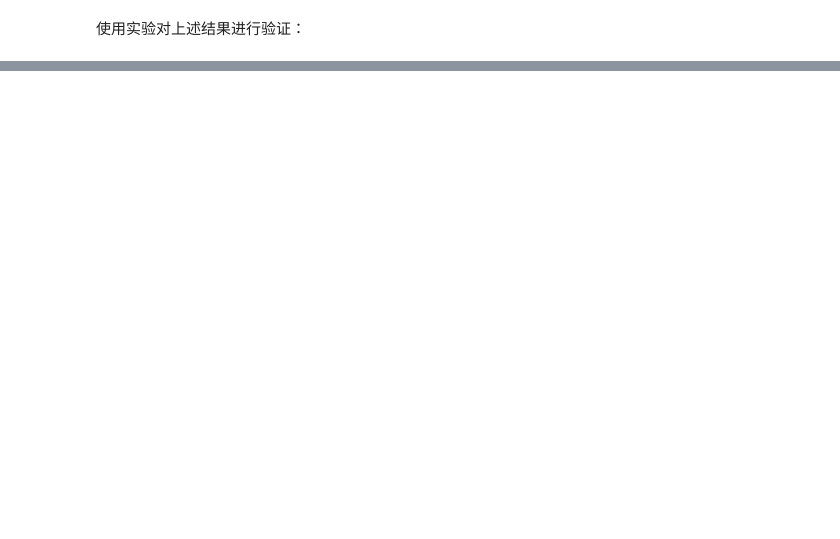
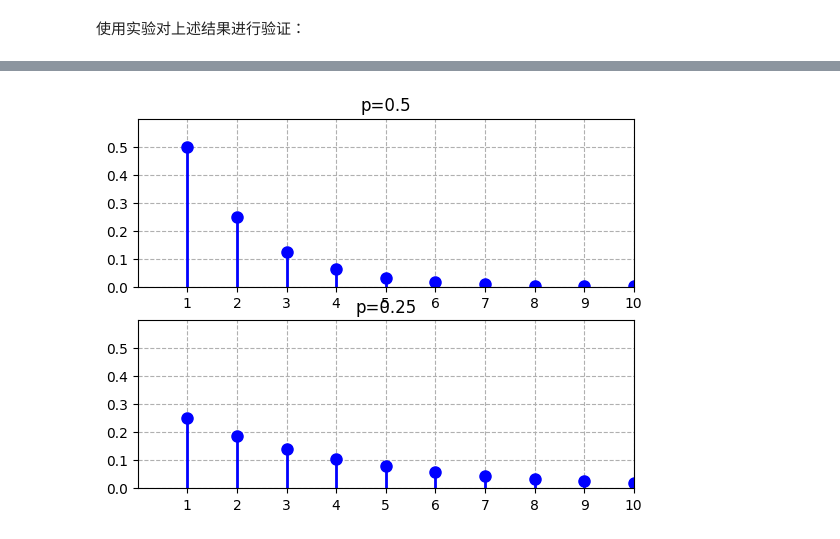
Before and after one commit to xkzhai2019/ML_prob, a Jupyter notebook: chapter_basic/main.ipynb, the cells around one changed output, grey strips where cells are left out. Cells and saved outputs as stored; diff of their text form; code cells hidden in the pictures; blank space fills up the shorter version.

Commit message:
geom

```diff
--- a/chapter_basic/main.ipynb
+++ b/chapter_basic/main.ipynb
@@ -85,0 +99,22 @@ E=np=2.5,V=np(1-p)=1.875
+# %%
+from scipy.stats import geom
+import matplotlib.pyplot as plt
+
+fig,ax = plt.subplots(2,1)
+params = [0.5,0.25] # 几何分布只有一个参数
+x = range(1,11)
+
+for i in range(len(params)):
+    geom_rv = geom(p=params[i])
+    ax[i].set_title('p={}'.format(params[i]))
+    ax[i].plot(x,geom_rv.pmf(x),'bo',ms=8) # marksize = 8
+    ax[i].vlines(x,0,geom_rv.pmf(x),colors='b',lw=2) # linewidth = 2; ymin,ymax
+    ax[i].set_xlim(0,10)
+    ax[i].set_ylim(0,0.6)
+    ax[i].set_xticks(x)
+    ax[i].set_yticks([0,0.1,0.2,0.3,0.4,0.5])
+    ax[i].grid(ls='--') # linestyle='--'
+
+plt.show()
+# %% [output]
+[figure, added]
```
Also changed, not shown: parts of 9 cells of this notebook.
